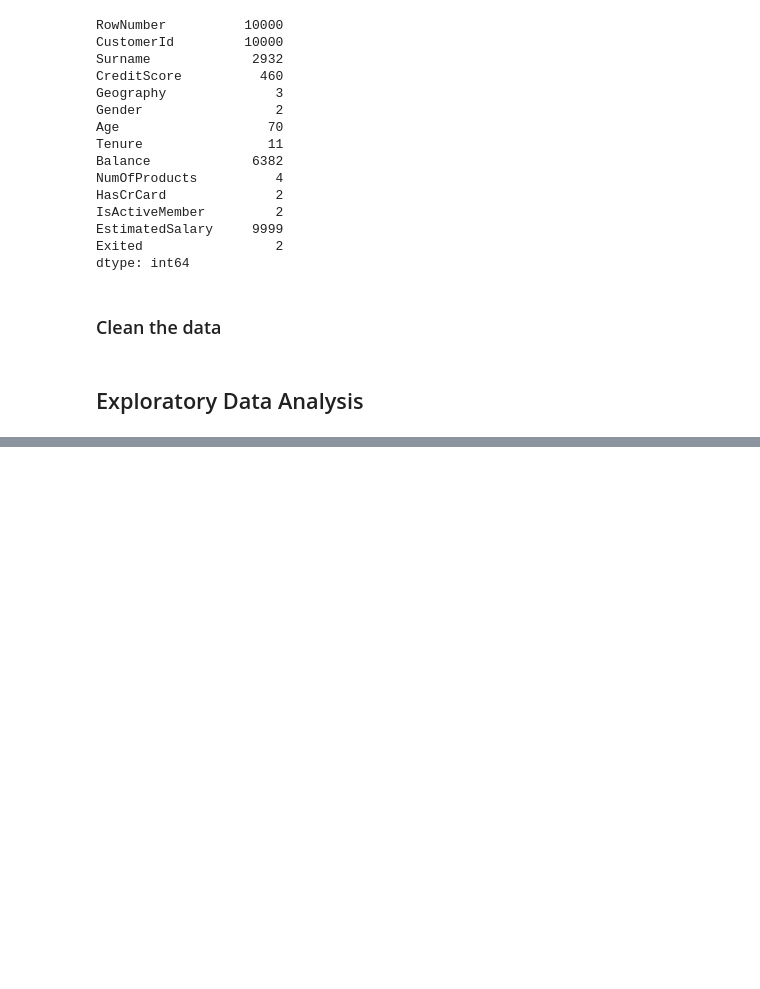
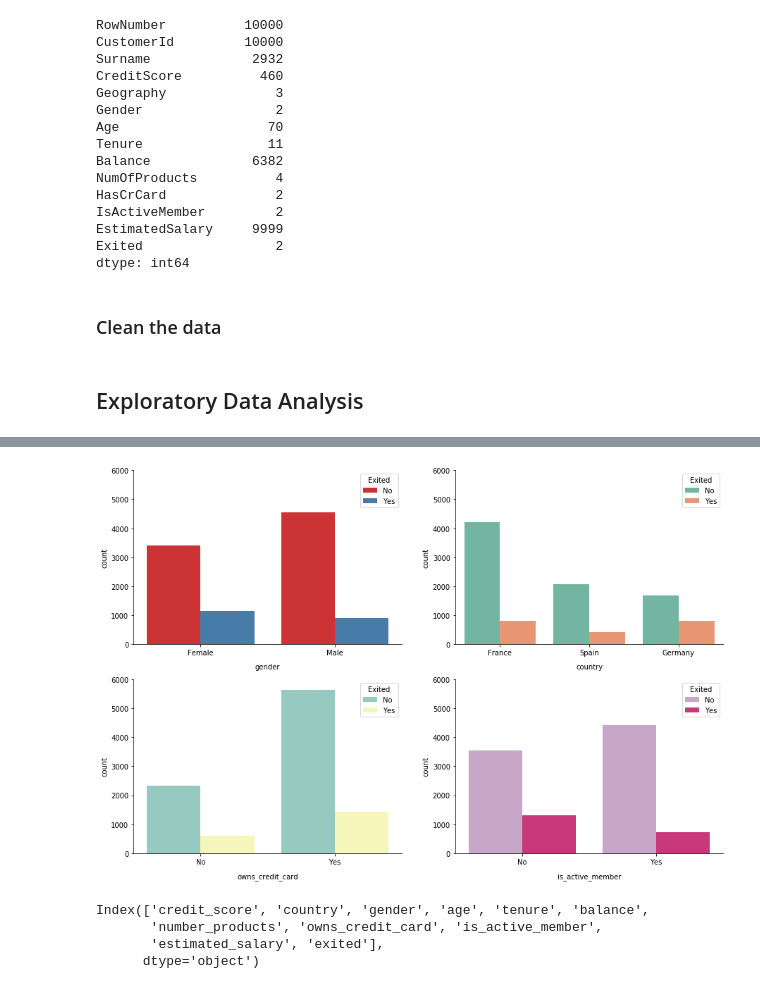
Before and after one commit to ugis22/churn_model, a Jupyter notebook: churn_analysis.ipynb, the cells around one changed output, grey strips where cells are left out. Cells and saved outputs as stored; diff of their text form; code cells hidden in the pictures; blank space fills up the shorter version.

```diff
--- a/churn_analysis.ipynb
+++ b/churn_analysis.ipynb
@@ -113,0 +131,25 @@ plt.show()
+# %%
+categorical_labels = [['gender', 'country'], ['owns_credit_card', 'is_active_member']]
+colors = [['Set1', 'Set2'], ['Set3', 'PuRd']]
+# %%
+fig, ax = plt.subplots(2, 2, figsize=(15, 10))
+for i in range(2):
+    for j in range(2):
+        feature = categorical_labels[i][j]
+        color = colors[i][j]
+        ax1 = sns.countplot(x=feature, hue='exited', palette=color, data=df, ax=ax[i][j])
+        ax1.set_xlabel(feature, labelpad=10)
+        ax1.set_ylim(0, 6000)
+        ax1.legend(title='Exited', labels= ['No', 'Yes'])
+        if i == 1:
+            ax1.set_xticklabels(['No', 'Yes'])
+sns.despine()
+# %% [output]
+[figure, added]
+# %%
+df.columns
+# %% [output]
+Index(['credit_score', 'country', 'gender', 'age', 'tenure', 'balance',
+       'number_products', 'owns_credit_card', 'is_active_member',
+       'estimated_salary', 'exited'],
+      dtype='object')
```
Also changed, not shown: parts of 12 cells of this notebook.
